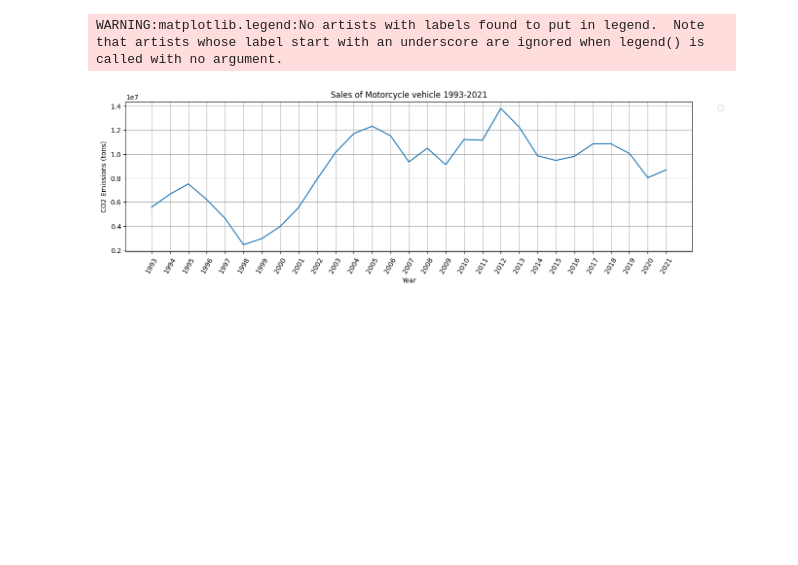
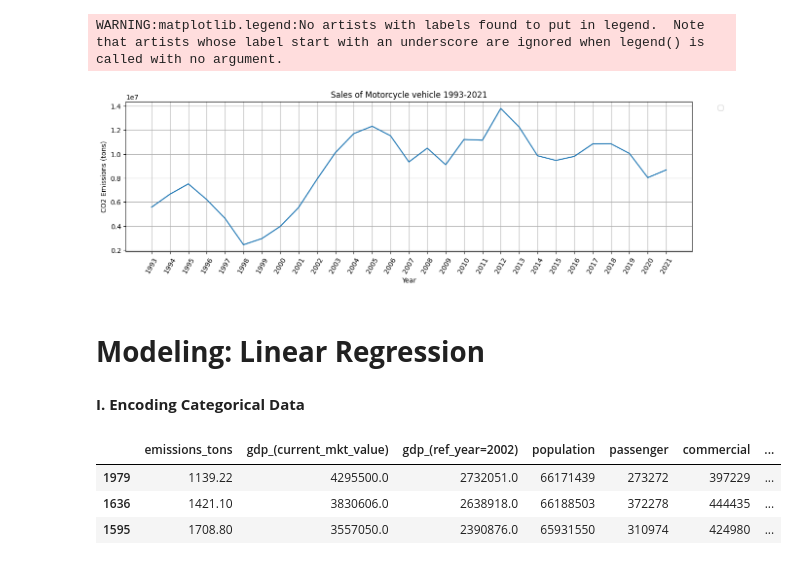
Before and after one commit to pjcroxas/Data-Analytics, a Jupyter notebook: CO2_Emission_Forecasting.ipynb, the cells around one changed output. Cells and saved outputs as stored; diff of their text form; code cells hidden in the pictures; blank space fills up the shorter version.

```diff
--- a/CO2_Emission_Forecasting.ipynb
+++ b/CO2_Emission_Forecasting.ipynb
@@ -328,3 +332,5 @@ plt.grid()
 # %% [output]
 WARNING:matplotlib.legend:No artists with labels found to put in legend.  Note that artists whose label start with an underscore are ignored when legend() is called with no argument.
 [figure]
+# %% [markdown]
+# **Modeling: Linear Regression**
@@ -330,0 +342,9 @@ WARNING:matplotlib.legend:No artists with labels found to put in legend.  Note t
+# %% [markdown]
+**I. Encoding Categorical Data**
+# %%
+CO_numeric.sample(3)
+# %% [output]
+|  | emissions_tons | gdp_(current_mkt_value) | gdp_(ref_year=2002) | population | passenger | commercial | ... |
+| 1979 | 1139.22 | 4295500.0 | 2732051.0 | 66171439 | 273272 | 397229 | ... |
+| 1636 | 1421.10 | 3830606.0 | 2638918.0 | 66188503 | 372278 | 444435 | ... |
+| 1595 | 1708.80 | 3557050.0 | 2390876.0 | 65931550 | 310974 | 424980 | ... |
```
Also changed, not shown: parts of 16 cells of this notebook.
